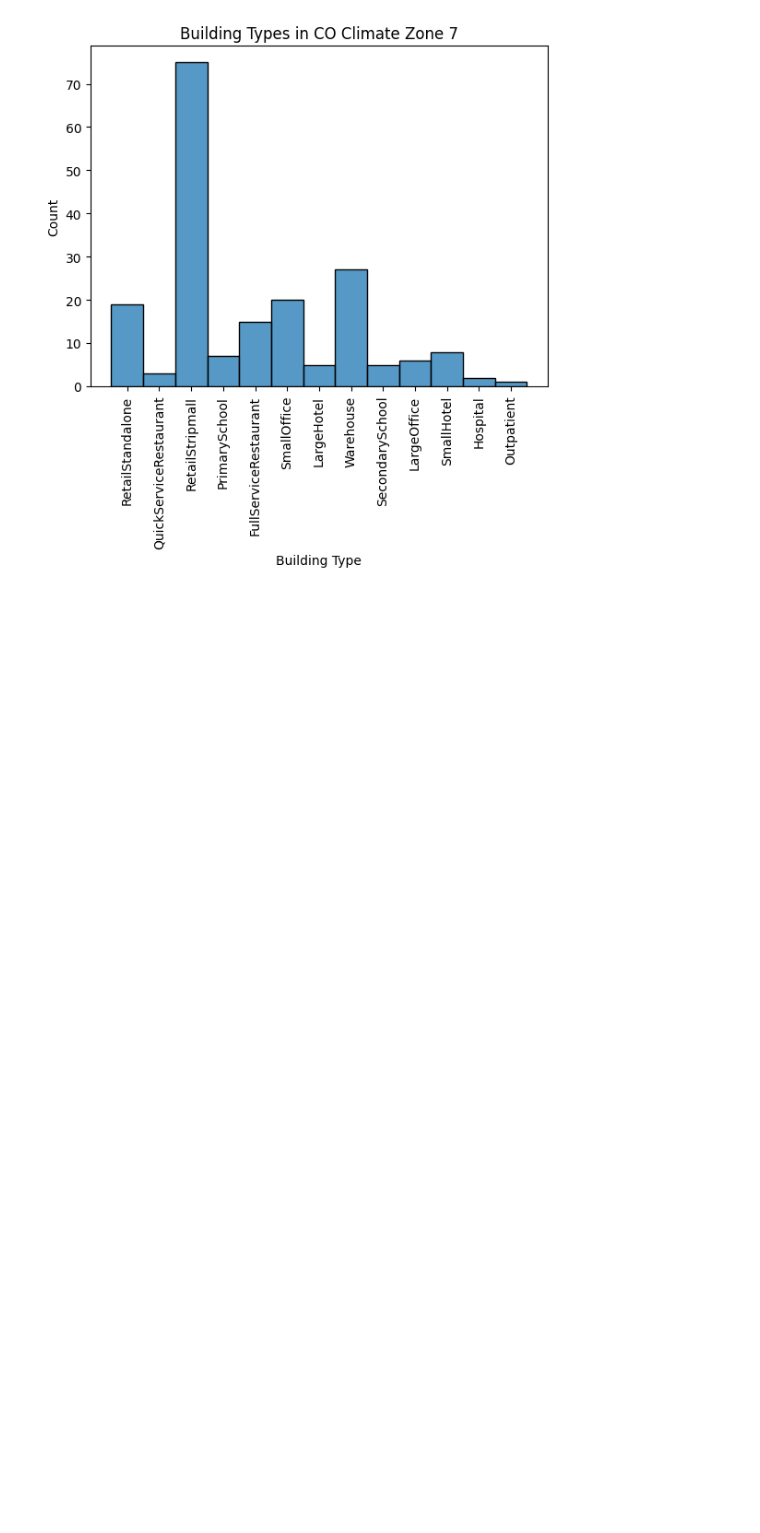
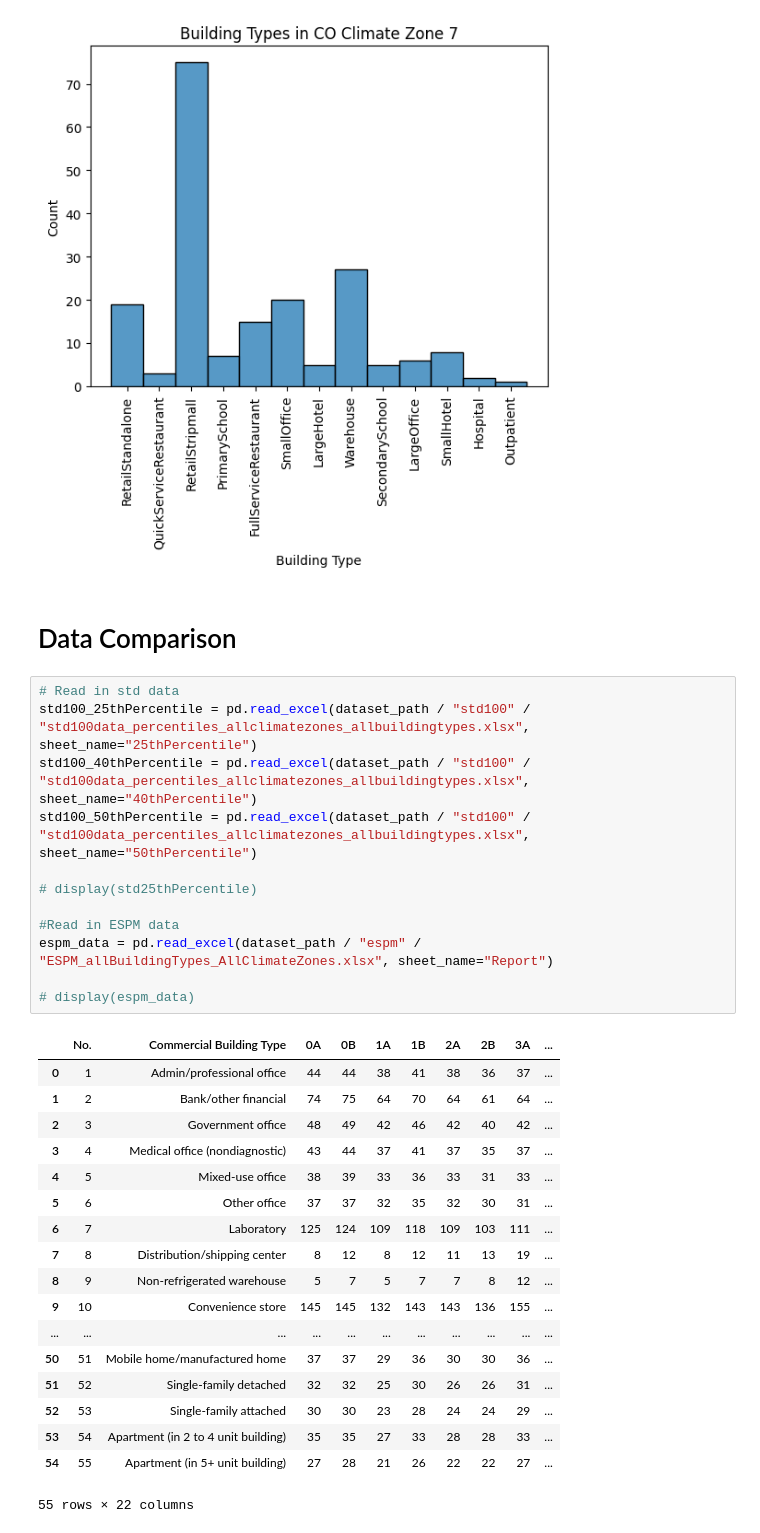
Before and after one commit to SEED-platform/compare-building-data, a Jupyter notebook: analysis.ipynb, the cells around one changed output. Cells and saved outputs as stored; diff of their text form; blank space fills up the shorter version.

```diff
--- a/analysis.ipynb
+++ b/analysis.ipynb
@@ -287,3 +286,36 @@ plt.show()
 # %% [output]
 [figure]
 [figure]
+# %% [markdown]
+# Data Comparison
+# %%
+# Read in std data
+std100_25thPercentile = pd.read_excel(dataset_path / "std100" / "std100data_percentiles_allclimatezones_allbuildingtypes.xlsx", sheet_name="25thPercentile")
+std100_40thPercentile = pd.read_excel(dataset_path / "std100" / "std100data_percentiles_allclimatezones_allbuildingtypes.xlsx", sheet_name="40thPercentile")
+std100_50thPercentile = pd.read_excel(dataset_path / "std100" / "std100data_percentiles_allclimatezones_allbuildingtypes.xlsx", sheet_name="50thPercentile")
+
+# display(std25thPercentile)
+
+#Read in ESPM data
+espm_data = pd.read_excel(dataset_path / "espm" / "ESPM_allBuildingTypes_AllClimateZones.xlsx", sheet_name="Report")
+
+# display(espm_data)
+# %% [output]
+|  | No. | Commercial Building Type | 0A | 0B | 1A | 1B | 2A | 2B | 3A | ... |
+| 0 | 1 | Admin/professional office | 44 | 44 | 38 | 41 | 38 | 36 | 37 | ... |
+| 1 | 2 | Bank/other financial | 74 | 75 | 64 | 70 | 64 | 61 | 64 | ... |
+| 2 | 3 | Government office | 48 | 49 | 42 | 46 | 42 | 40 | 42 | ... |
+| 3 | 4 | Medical office (nondiagnostic) | 43 | 44 | 37 | 41 | 37 | 35 | 37 | ... |
+| 4 | 5 | Mixed-use office | 38 | 39 | 33 | 36 | 33 | 31 | 33 | ... |
+| 5 | 6 | Other office | 37 | 37 | 32 | 35 | 32 | 30 | 31 | ... |
+| 6 | 7 | Laboratory | 125 | 124 | 109 | 118 | 109 | 103 | 111 | ... |
+| 7 | 8 | Distribution/shipping center | 8 | 12 | 8 | 12 | 11 | 13 | 19 | ... |
+| 8 | 9 | Non-refrigerated warehouse | 5 | 7 | 5 | 7 | 7 | 8 | 12 | ... |
+| 9 | 10 | Convenience store | 145 | 145 | 132 | 143 | 143 | 136 | 155 | ... |
+| ... | ... | ... | ... | ... | ... | ... | ... | ... | ... | ... |
+| 50 | 51 | Mobile home/manufactured home | 37 | 37 | 29 | 36 | 30 | 30 | 36 | ... |
+| 51 | 52 | Single-family detached | 32 | 32 | 25 | 30 | 26 | 26 | 31 | ... |
+| 52 | 53 | Single-family attached | 30 | 30 | 23 | 28 | 24 | 24 | 29 | ... |
+| 53 | 54 | Apartment (in 2 to 4 unit building) | 35 | 35 | 27 | 33 | 28 | 28 | 33 | ... |
+| 54 | 55 | Apartment (in 5+ unit building) | 27 | 28 | 21 | 26 | 22 | 22 | 27 | ... |
+55 rows × 22 columns
```
Also changed, not shown: parts of 6 cells of this notebook, 3 other files.
